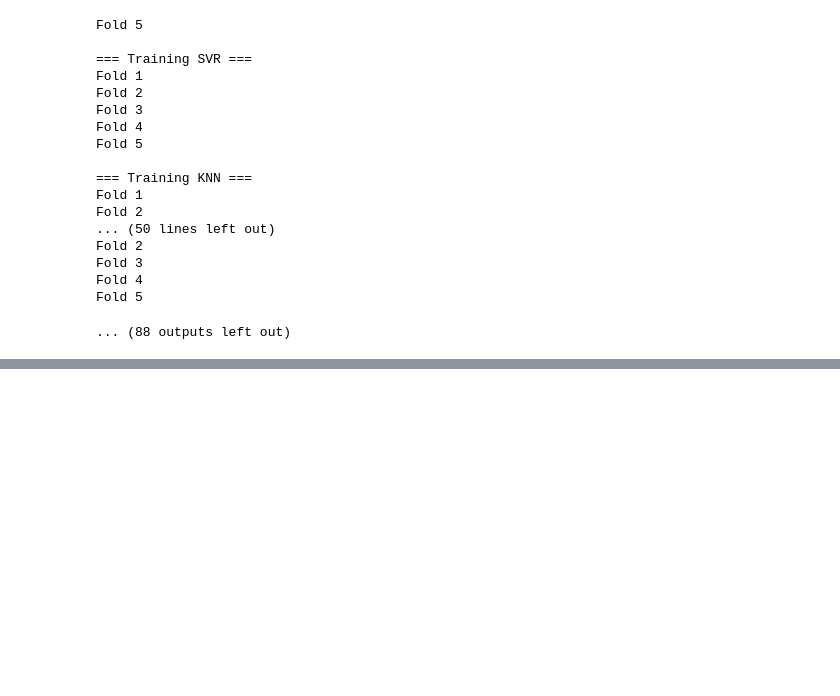
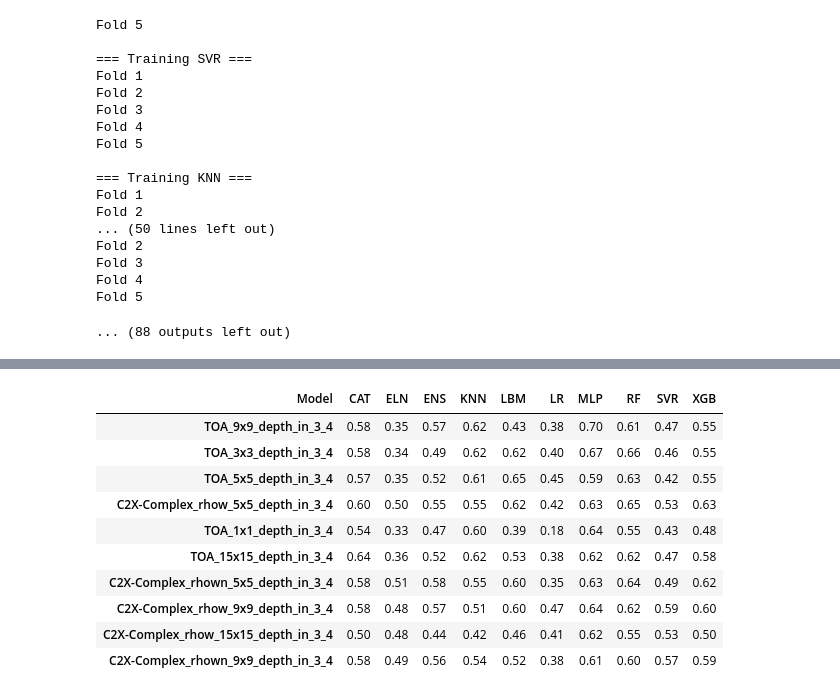
Before and after one commit to Antonio-MI/mar-menor-chl, a Jupyter notebook: Entrenamiento_V3.ipynb, the cells around one changed output, grey strips where cells are left out. Drawn from its saved outputs; the diff is of its cells as text; code cells hidden in the pictures; blank space fills up the shorter version.

```diff
--- a/Entrenamiento_V3.ipynb
+++ b/Entrenamiento_V3.ipynb
@@ -630,0 +604,15 @@ df_sorted
+# %%
+## 3-4
+df_sorted.iloc[:10]
+# %% [output]
+| Model | CAT | ELN | ENS | KNN | LBM | LR | MLP | RF | SVR | XGB |
+| TOA_9x9_depth_in_3_4 | 0.58 | 0.35 | 0.57 | 0.62 | 0.43 | 0.38 | 0.70 | 0.61 | 0.47 | 0.55 |
+| TOA_3x3_depth_in_3_4 | 0.58 | 0.34 | 0.49 | 0.62 | 0.62 | 0.40 | 0.67 | 0.66 | 0.46 | 0.55 |
+| TOA_5x5_depth_in_3_4 | 0.57 | 0.35 | 0.52 | 0.61 | 0.65 | 0.45 | 0.59 | 0.63 | 0.42 | 0.55 |
+| C2X-Complex_rhow_5x5_depth_in_3_4 | 0.60 | 0.50 | 0.55 | 0.55 | 0.62 | 0.42 | 0.63 | 0.65 | 0.53 | 0.63 |
+| TOA_1x1_depth_in_3_4 | 0.54 | 0.33 | 0.47 | 0.60 | 0.39 | 0.18 | 0.64 | 0.55 | 0.43 | 0.48 |
+| TOA_15x15_depth_in_3_4 | 0.64 | 0.36 | 0.52 | 0.62 | 0.53 | 0.38 | 0.62 | 0.62 | 0.47 | 0.58 |
+| C2X-Complex_rhown_5x5_depth_in_3_4 | 0.58 | 0.51 | 0.58 | 0.55 | 0.60 | 0.35 | 0.63 | 0.64 | 0.49 | 0.62 |
+| C2X-Complex_rhow_9x9_depth_in_3_4 | 0.58 | 0.48 | 0.57 | 0.51 | 0.60 | 0.47 | 0.64 | 0.62 | 0.59 | 0.60 |
+| C2X-Complex_rhow_15x15_depth_in_3_4 | 0.50 | 0.48 | 0.44 | 0.42 | 0.46 | 0.41 | 0.62 | 0.55 | 0.53 | 0.50 |
+| C2X-Complex_rhown_9x9_depth_in_3_4 | 0.58 | 0.49 | 0.56 | 0.54 | 0.52 | 0.38 | 0.61 | 0.60 | 0.57 | 0.59 |
```
Also changed, not shown: parts of 11 cells of this notebook.
